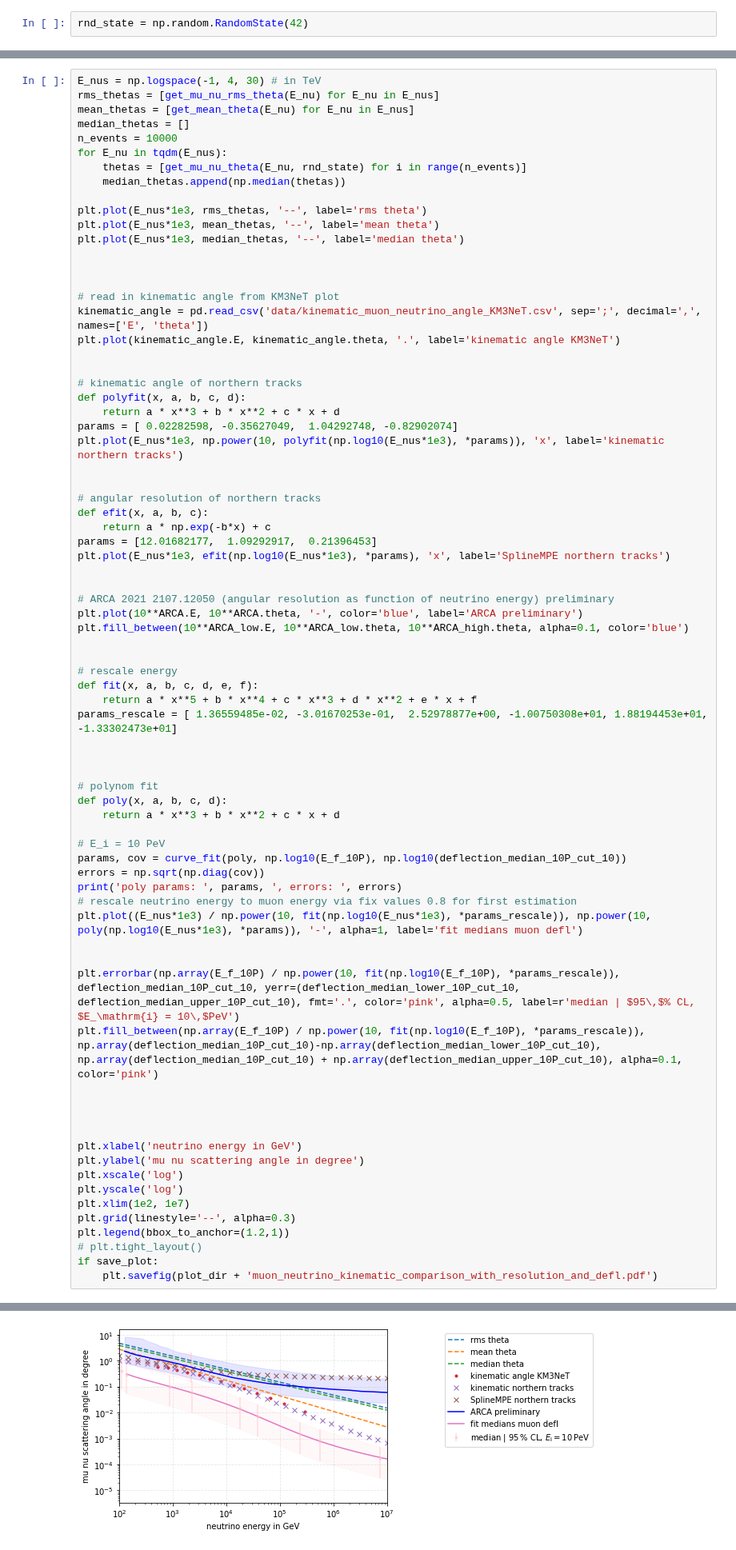
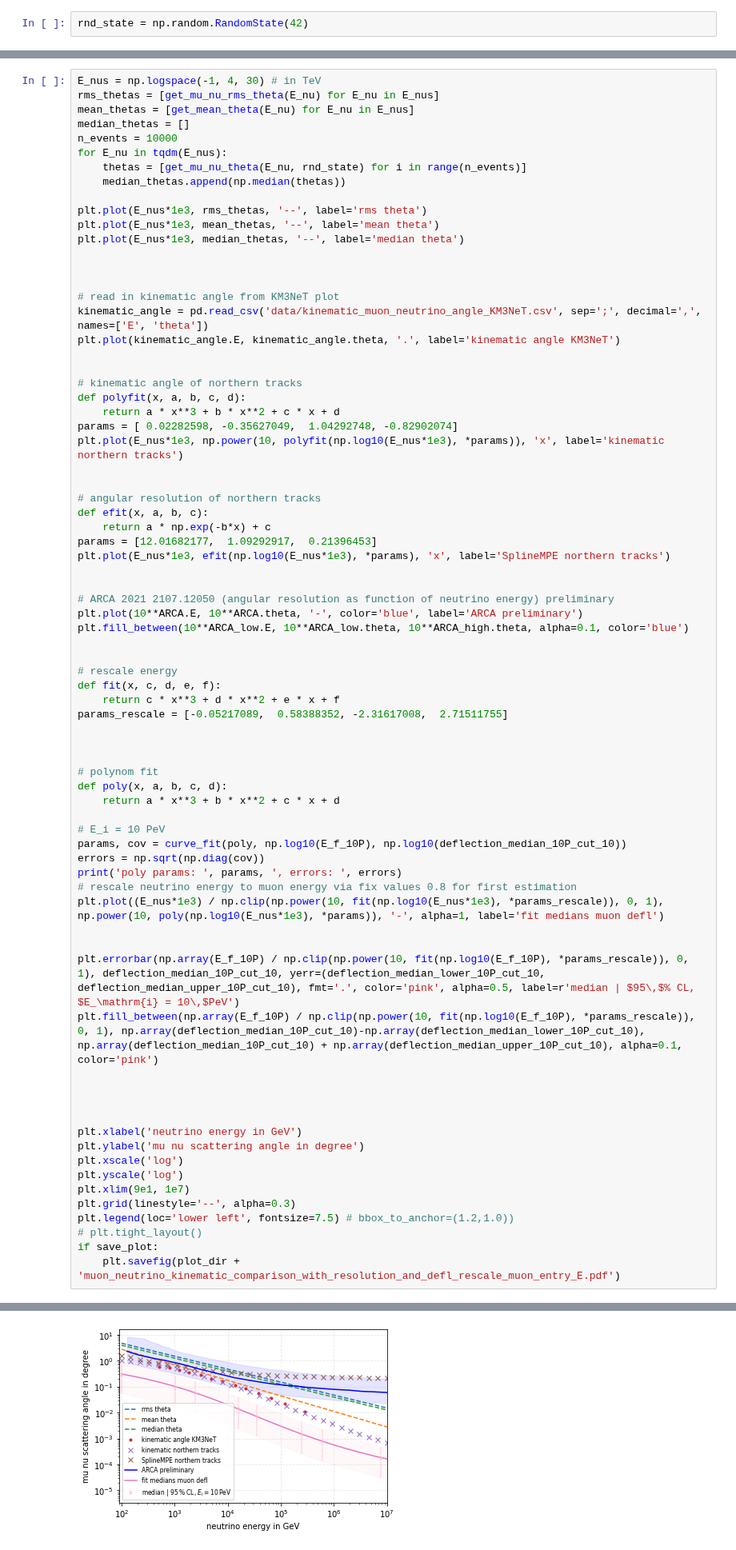
Before and after one commit to pascalgutjahr/muon-deflection-paper, a Jupyter notebook: deflection/total_defl_combined_moliere.ipynb, the cells around one changed output, grey strips where cells are left out. Shown at 80% size. Cells and saved outputs as stored; diff of their text form.

Commit message:
add plot with northern tracks info and simple scattering/energy transfer

```diff
--- a/deflection/total_defl_combined_moliere.ipynb
+++ b/deflection/total_defl_combined_moliere.ipynb
@@ -1302,40 +1303,40 @@ plt.fill_between(10**ARCA_low.E, 10**ARCA_low.theta, 10**ARCA_high.theta, alpha=
 
 
 # rescale energy
-def fit(x, a, b, c, d, e, f):
-    return a * x**5 + b * x**4 + c * x**3 + d * x**2 + e * x + f
-params_rescale = [ 1.36559485e-02, -3.01670253e-01,  2.52978877e+00, -1.00750308e+01, 1.88194453e+01, -1.33302473e+01]
+def fit(x, c, d, e, f):
+    return c * x**3 + d * x**2 + e * x + f
+params_rescale = [-0.05217089,  0.58388352, -2.31617008,  2.71511755]
 
 
 
 # polynom fit
 def poly(x, a, b, c, d):
     return a * x**3 + b * x**2 + c * x + d
 
 # E_i = 10 PeV
 params, cov = curve_fit(poly, np.log10(E_f_10P), np.log10(deflection_median_10P_cut_10))
 errors = np.sqrt(np.diag(cov))
 print('poly params: ', params, ', errors: ', errors)
 # rescale neutrino energy to muon energy via fix values 0.8 for first estimation
-plt.plot((E_nus*1e3) / np.power(10, fit(np.log10(E_nus*1e3), *params_rescale)), np.power(10, poly(np.log10(E_nus*1e3), *params)), '-', alpha=1, label='fit medians muon defl')
+plt.plot((E_nus*1e3) / np.clip(np.power(10, fit(np.log10(E_nus*1e3), *params_rescale)), 0, 1), np.power(10, poly(np.log10(E_nus*1e3), *params)), '-', alpha=1, label='fit medians muon defl')
 
 
-plt.errorbar(np.array(E_f_10P) / np.power(10, fit(np.log10(E_f_10P), *params_rescale)), deflection_median_10P_cut_10, yerr=(deflection_median_lower_10P_cut_10, deflection_median_upper_10P_cut_10), fmt='.', color='pink', alpha=0.5, label=r'median | $95\,$% CL, $E_\mathrm{i} = 10\,$PeV')
-plt.fill_between(np.array(E_f_10P) / np.power(10, fit(np.log10(E_f_10P), *params_rescale)), np.array(deflection_median_10P_cut_10)-np.array(deflection_median_lower_10P_cut_10), np.array(deflection_median_10P_cut_10) + np.array(deflection_median_upper_10P_cut_10), alpha=0.1, color='pink')
+plt.errorbar(np.array(E_f_10P) / np.clip(np.power(10, fit(np.log10(E_f_10P), *params_rescale)), 0, 1), deflection_median_10P_cut_10, yerr=(deflection_median_lower_10P_cut_10, deflection_median_upper_10P_cut_10), fmt='.', color='pink', alpha=0.5, label=r'median | $95\,$% CL, $E_\mathrm{i} = 10\,$PeV')
+plt.fill_between(np.array(E_f_10P) / np.clip(np.power(10, fit(np.log10(E_f_10P), *params_rescale)), 0, 1), np.array(deflection_median_10P_cut_10)-np.array(deflection_median_lower_10P_cut_10), np.array(deflection_median_10P_cut_10) + np.array(deflection_median_upper_10P_cut_10), alpha=0.1, color='pink')
 
 
 
 
 plt.xlabel('neutrino energy in GeV')
 plt.ylabel('mu nu scattering angle in degree')
 plt.xscale('log')
 plt.yscale('log')
-plt.xlim(1e2, 1e7)
+plt.xlim(9e1, 1e7)
 plt.grid(linestyle='--', alpha=0.3)
-plt.legend(bbox_to_anchor=(1.2,1))
+plt.legend(loc='lower left', fontsize=7.5) # bbox_to_anchor=(1.2,1.0))
 # plt.tight_layout()
 if save_plot:
-    plt.savefig(plot_dir + 'muon_neutrino_kinematic_comparison_with_resolution_and_defl.pdf')
+    plt.savefig(plot_dir + 'muon_neutrino_kinematic_comparison_with_resolution_and_defl_rescale_muon_entry_E.pdf')
 # %% [output]
 poly params:  [ 0.02407291 -0.31206222  0.37943753 -0.21557717] , errors:  [0.00138644 0.01616002 0.05660823 0.05764848]
-[figure, old version]
+[figure, new version]
```
Also changed, not shown: parts of 11 cells of this notebook.
